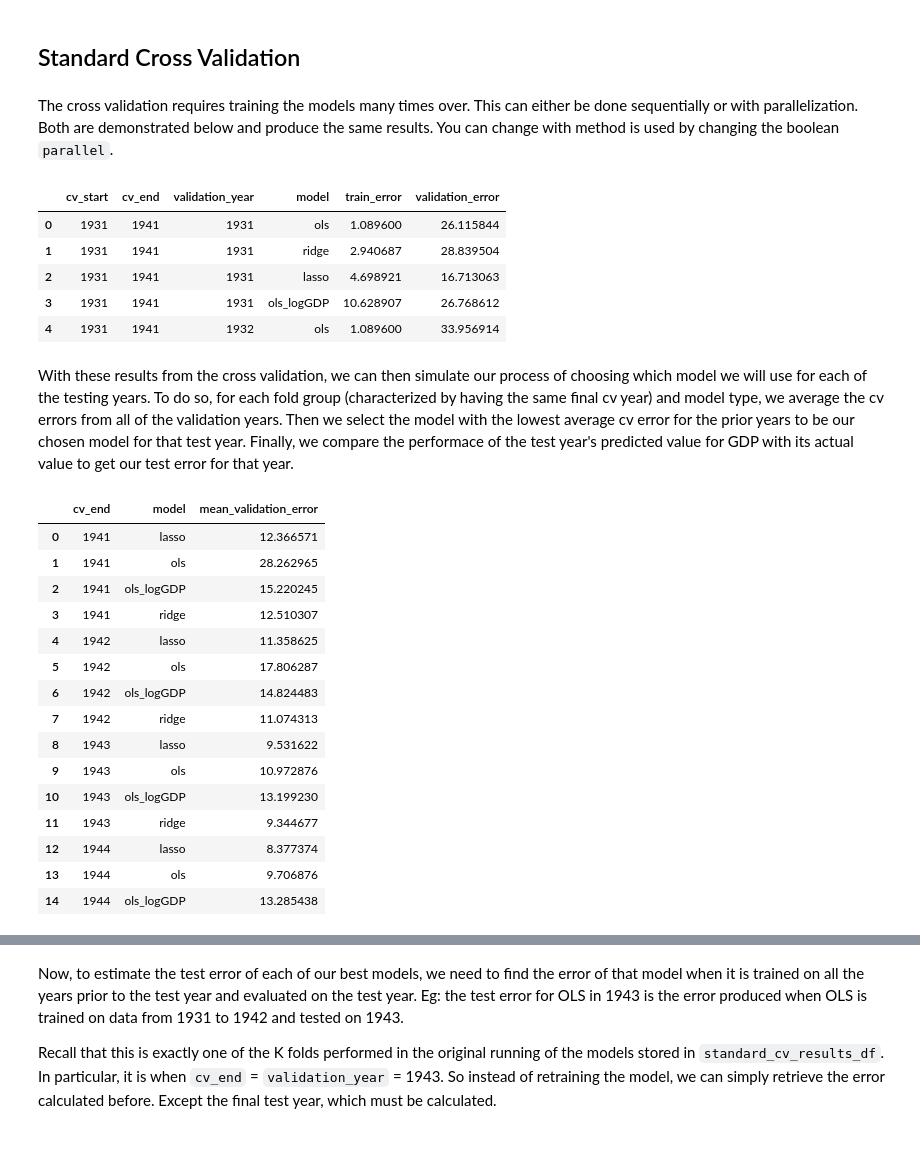
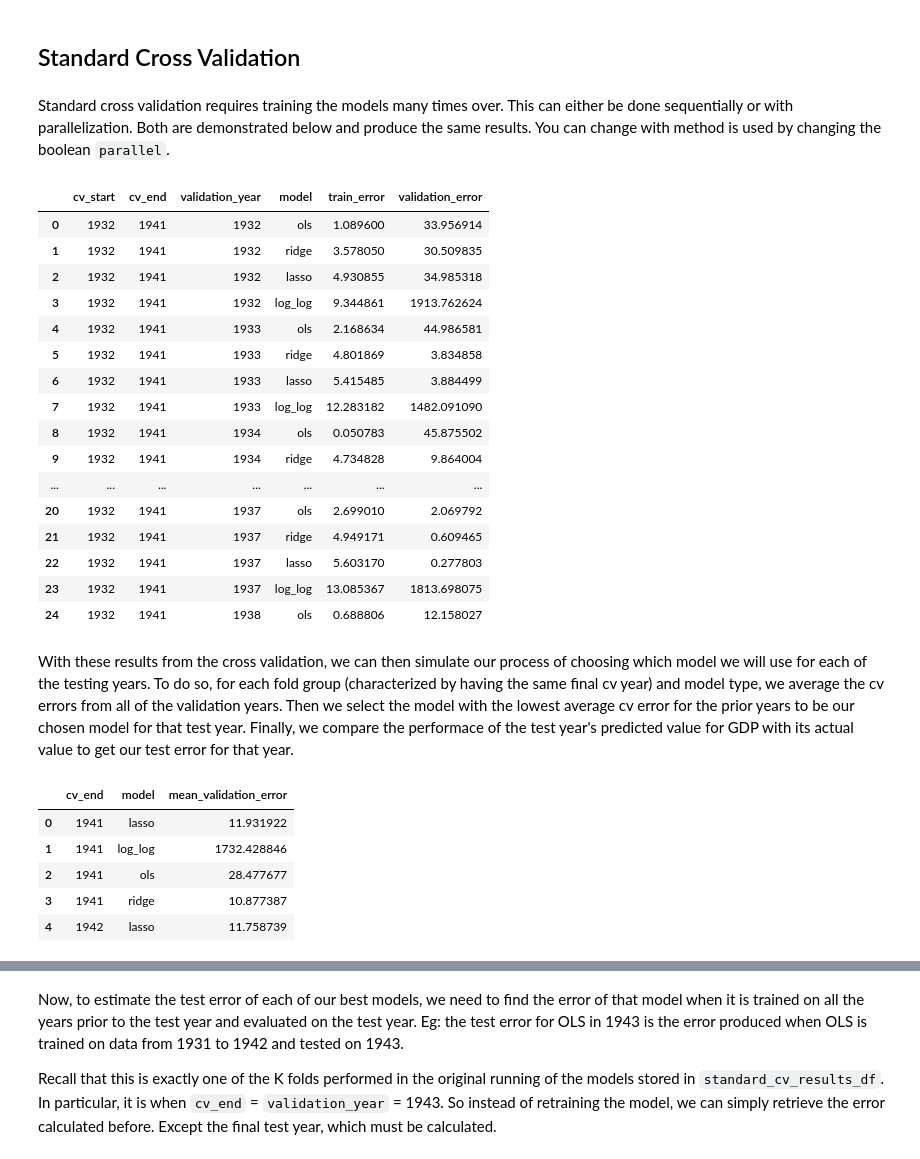
Before and after one commit to dssg/hitchhikers-guide, a Jupyter notebook: curriculum/3_modeling_and_machine_learning/machine-learning/CV_methods_comparison.ipynb, the cells around one changed output, grey strips where cells are left out. Saved outputs shown, nothing was run; the diff lists cells and outputs as text; code cells hidden in the pictures.

Commit message:
- started switching to a log-log model - added a placeholder for a naive forecast - added text about the metric choice for GDP

```diff
--- a/curriculum/3_modeling_and_machine_learning/machine-learning/CV_methods_comparison.ipynb
+++ b/curriculum/3_modeling_and_machine_learning/machine-learning/CV_methods_comparison.ipynb
@@ -154,15 +156,14 @@ clfs = {
     'ols': linear_model.LinearRegression(),
     'ridge': linear_model.Ridge(alpha=5),
     'lasso': linear_model.Lasso(alpha=5),
-    'ols_logGDP': linear_model.LinearRegression(),
-
+    'log_log': linear_model.LinearRegression()
 }
 
 cols_to_use = {
     'ols': X_cols,
     'ridge': X_cols,
     'lasso': X_cols,
-    'ols_logGDP': X_subset
+    'log_log': X_subset
 }
 # %% [markdown]
 We need to define the range of years for the test sets. Although the data begin in the early 1930s, our test sets begin in the 1940s. Our models use OLS, which requires at least as many rows of data as columns to fit the model. We have 9 predictors (see `X_cols`) plus an intercept, so we need at least 10 rows to fit the model. We get enough rows using 1931 through 1940.
@@ -181,7 +182,7 @@ A couple of validation-set rules:
 Given these, or validation years are below.
 # %%
 temporal_validation_years = range(test_begin_year-1, test_end_year)
-standard_validation_years = range(1931, test_end_year)
+standard_validation_years = range(1932, test_end_year)
 # %% [markdown]
 To visualize the difference between the the two CV techniques, consider an example. Assume it's 1942 and we want to predict GDP for 1943.
 
@@ -213,15 +216,15 @@ You'll almost always want to choose a validation and testing strategy that most
+# %%
+def mean_absolute_percentage_error(y_true, y_pred):
+    return np.mean(np.abs((y_pred - y_true) / y_true)) * 100
 # %% [markdown]
 ## Standard Cross Validation
 # %%
-def mean_absolute_percentage_error(y_true, y_pred):
-    return np.mean(np.abs((y_true - y_pred) / y_true)) * 100
-
 def standard_etl_fit_evaluate(df, test_year, validation_year, model):
 
     if validation_year < test_year:
 
         try:
-            cv_start = 1931
+            cv_start = 1932  # starts a year after the data to accomodate the naive model
             cv_end = test_year - 1
             X_columns = cols_to_use[model]
 
@@ -229,17 +232,20 @@ def standard_etl_fit_evaluate(df, test_year, validation_year, model):
             df_validation = df[df.year == validation_year]
             y_validation = df_validation[y_col]
 
-            if model == 'ols_logGDP':
-                X_validation = np.log(df_validation[X_columns])
+            if model == 'naive':
+                print('TO BE COMPLETED')
+            elif model == 'log_log':
+                y_validation = np.log(df_validation[y_col])
+                X_validation = np.log(df_validation[X_columns]+1)
             else:
                 X_validation = df_validation[X_columns]
 
             # prep training data
             df_standard_train = df[(df.year != validation_year) & (df.year < test_year)]
 
-            if model == 'ols_logGDP':
+            if model == 'log_log':
                 y_standard_train = np.log(df_standard_train[y_col])
-                X_standard_train = np.log(df_standard_train[X_columns])
+                X_standard_train = np.log(df_standard_train[X_columns]+1)
             else:
                 y_standard_train = df_standard_train[y_col]
                 X_standard_train = df_standard_train[X_columns]
@@ -251,7 +257,7 @@ def standard_etl_fit_evaluate(df, test_year, validation_year, model):
             train_predictions = clf.predict(X_standard_train)
             validation_predictions = clf.predict(X_validation)
 
-            if model == 'ols_logGDP':
+            if model == 'log_log':
                 train_predictions = np.exp(train_predictions)
                 validation_predictions = np.exp(validation_predictions)
                 y_standard_train = np.exp(y_standard_train)
@@ -265,7 +271,7 @@ def standard_etl_fit_evaluate(df, test_year, validation_year, model):
         except:
             pass
 # %% [markdown]
-The cross validation requires training the models many times over. This can either be done sequentially or with parallelization. Both are demonstrated below and produce the same results. You can change with method is used by changing the boolean `parallel`.
+Standard cross validation requires training the models many times over. This can either be done sequentially or with parallelization. Both are demonstrated below and produce the same results. You can change with method is used by changing the boolean `parallel`.
 # %%
 warnings.filterwarnings(action="ignore", module="sklearn", message="^Objective")
 # %%
@@ -292,14 +298,25 @@ else:
                                   columns=['cv_start', 'cv_end', 'validation_year',
                                            'model', 'train_error', 'validation_error'])
 # %%
-standard_cv_results_df.head()
+standard_cv_results_df.head(n=25)
 # %% [output]
 |  | cv_start | cv_end | validation_year | model | train_error | validation_error |
-| 0 | 1931 | 1941 | 1931 | ols | 1.089600 | 26.115844 |
-| 1 | 1931 | 1941 | 1931 | ridge | 2.940687 | 28.839504 |
-| 2 | 1931 | 1941 | 1931 | lasso | 4.698921 | 16.713063 |
-| 3 | 1931 | 1941 | 1931 | ols_logGDP | 10.628907 | 26.768612 |
-| 4 | 1931 | 1941 | 1932 | ols | 1.089600 | 33.956914 |
+| 0 | 1932 | 1941 | 1932 | ols | 1.089600 | 33.956914 |
+| 1 | 1932 | 1941 | 1932 | ridge | 3.578050 | 30.509835 |
+| 2 | 1932 | 1941 | 1932 | lasso | 4.930855 | 34.985318 |
+| 3 | 1932 | 1941 | 1932 | log_log | 9.344861 | 1913.762624 |
+| 4 | 1932 | 1941 | 1933 | ols | 2.168634 | 44.986581 |
+| 5 | 1932 | 1941 | 1933 | ridge | 4.801869 | 3.834858 |
+| 6 | 1932 | 1941 | 1933 | lasso | 5.415485 | 3.884499 |
+| 7 | 1932 | 1941 | 1933 | log_log | 12.283182 | 1482.091090 |
+| 8 | 1932 | 1941 | 1934 | ols | 0.050783 | 45.875502 |
+| 9 | 1932 | 1941 | 1934 | ridge | 4.734828 | 9.864004 |
+| ... | ... | ... | ... | ... | ... | ... |
+| 20 | 1932 | 1941 | 1937 | ols | 2.699010 | 2.069792 |
+| 21 | 1932 | 1941 | 1937 | ridge | 4.949171 | 0.609465 |
+| 22 | 1932 | 1941 | 1937 | lasso | 5.603170 | 0.277803 |
+| 23 | 1932 | 1941 | 1937 | log_log | 13.085367 | 1813.698075 |
+| 24 | 1932 | 1941 | 1938 | ols | 0.688806 | 12.158027 |
 # %% [markdown]
 With these results from the cross validation, we can then simulate our process of choosing which model we will use for each of the testing years. To do so, for each fold group (characterized by having the same final cv year) and model type, we average the cv errors from all of the validation years. Then we select the model with the lowest average cv error for the prior years to be our chosen model for that test year. Finally, we compare the performace of the test year's predicted value for GDP with its actual value to get our test error for that year.
 # %%
@@ -307,24 +324,14 @@ With these results from the cross validation, we can then simulate our process o
 grouped_standard_cv_results = standard_cv_results_df.groupby(['cv_end', 'model'])['validation_error'].mean().to_frame().reset_index()
 grouped_standard_cv_results.rename(columns = {"validation_error": "mean_validation_error"}, inplace=True)
 
-grouped_standard_cv_results.head(n=15)
+grouped_standard_cv_results.head()
 # %% [output]
 |  | cv_end | model | mean_validation_error |
-| 0 | 1941 | lasso | 12.366571 |
-| 1 | 1941 | ols | 28.262965 |
-| 2 | 1941 | ols_logGDP | 15.220245 |
-| 3 | 1941 | ridge | 12.510307 |
-| 4 | 1942 | lasso | 11.358625 |
-| 5 | 1942 | ols | 17.806287 |
-| 6 | 1942 | ols_logGDP | 14.824483 |
-| 7 | 1942 | ridge | 11.074313 |
-| 8 | 1943 | lasso | 9.531622 |
-| 9 | 1943 | ols | 10.972876 |
-| 10 | 1943 | ols_logGDP | 13.199230 |
-| 11 | 1943 | ridge | 9.344677 |
-| 12 | 1944 | lasso | 8.377374 |
-| 13 | 1944 | ols | 9.706876 |
-| 14 | 1944 | ols_logGDP | 13.285438 |
+| 0 | 1941 | lasso | 11.931922 |
+| 1 | 1941 | log_log | 1732.428846 |
+| 2 | 1941 | ols | 28.477677 |
+| 3 | 1941 | ridge | 10.877387 |
+| 4 | 1942 | lasso | 11.758739 |
 # %%
 # Finding the models with the lowest average cv_error for each year
 standard_cv_best_models = grouped_standard_cv_results.loc[grouped_standard_cv_results.groupby(['cv_end'])\
```
Also changed, not shown: parts of 7 cells of this notebook.
